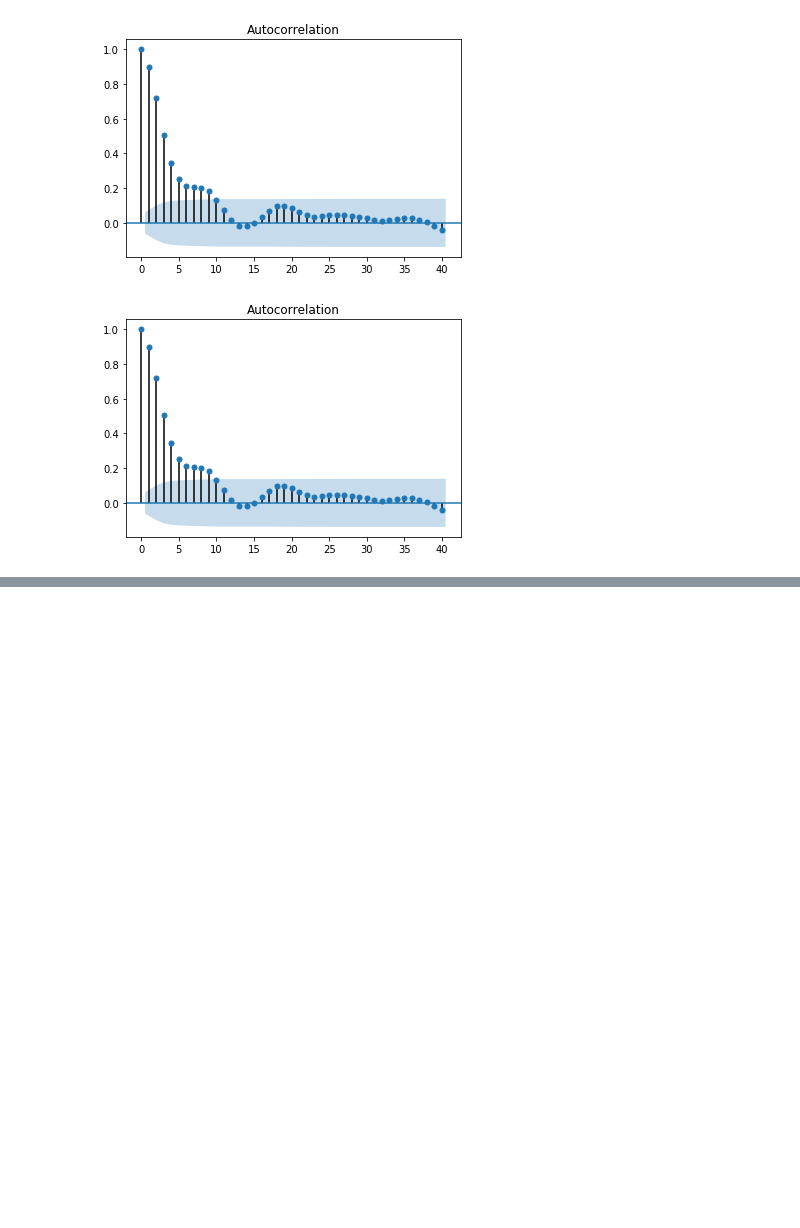
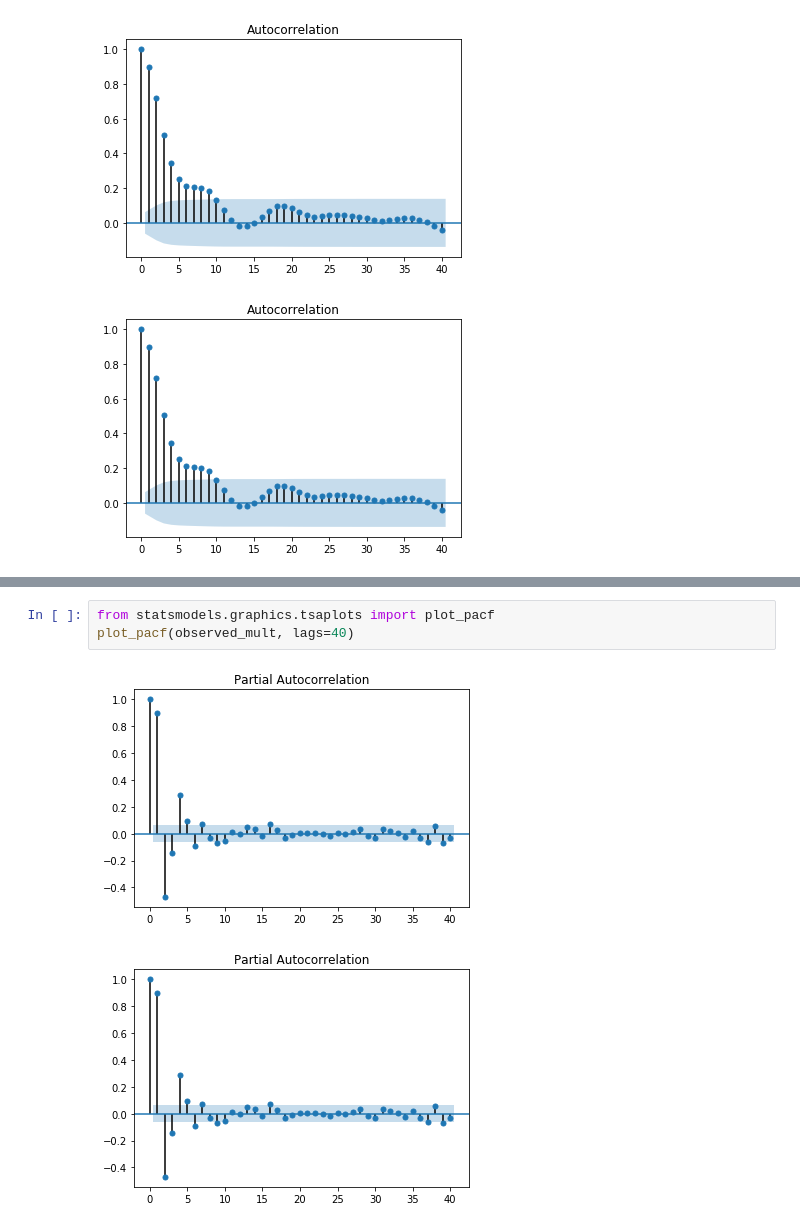
Before and after one commit to patricksferraz/analytics-utils, a Jupyter notebook: analytics-dash.ipynb, the cells around one changed output, grey strips where cells are left out. Drawn from its saved outputs; the diff is of its cells as text; blank space fills up the shorter version.

```diff
--- a/analytics-dash.ipynb
+++ b/analytics-dash.ipynb
@@ -600,0 +654,6 @@ plot_acf(observed_mult, lags=40)
+# %%
+from statsmodels.graphics.tsaplots import plot_pacf
+plot_pacf(observed_mult, lags=40)
+# %% [output]
+[figure, added]
+[figure, added]
```
Also changed, not shown: parts of 7 cells of this notebook.
